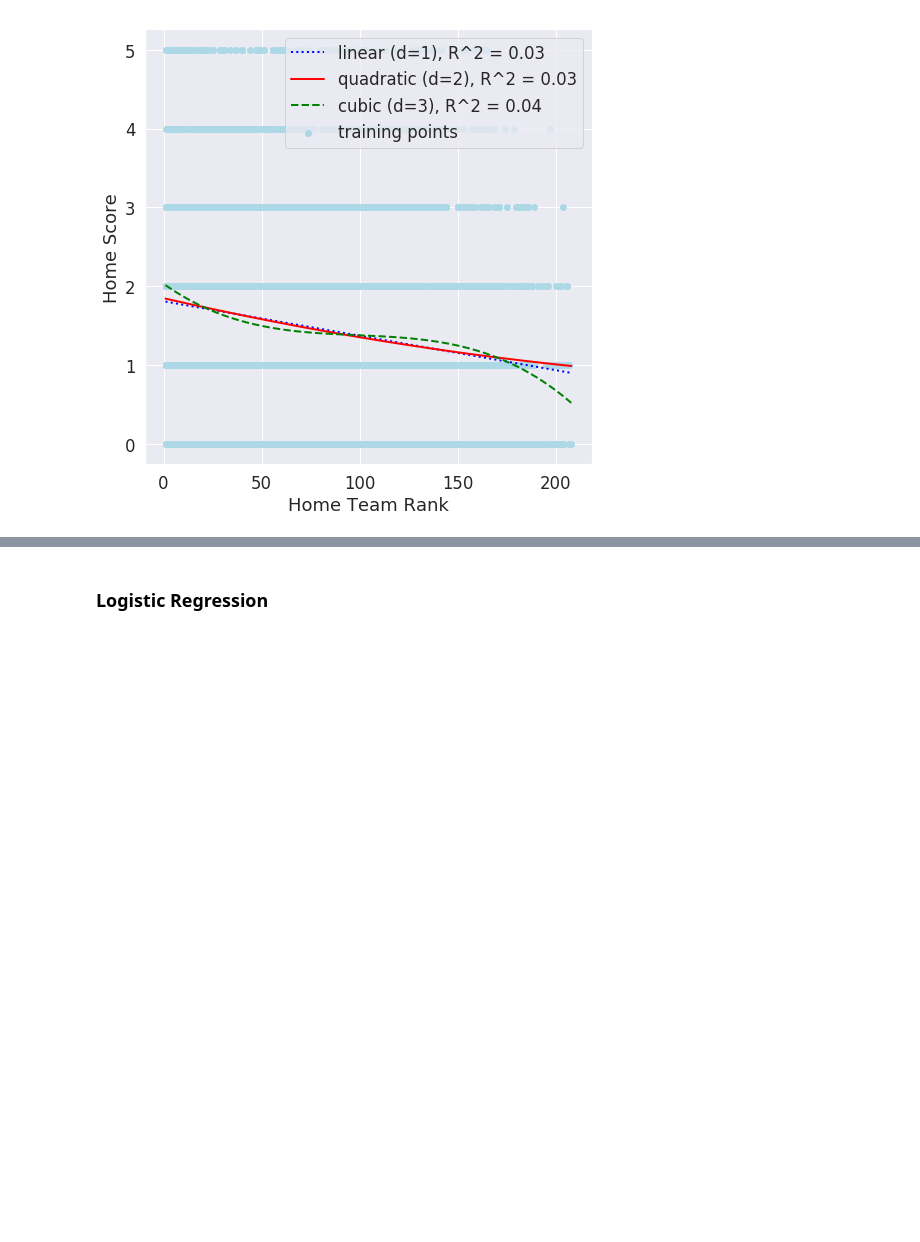
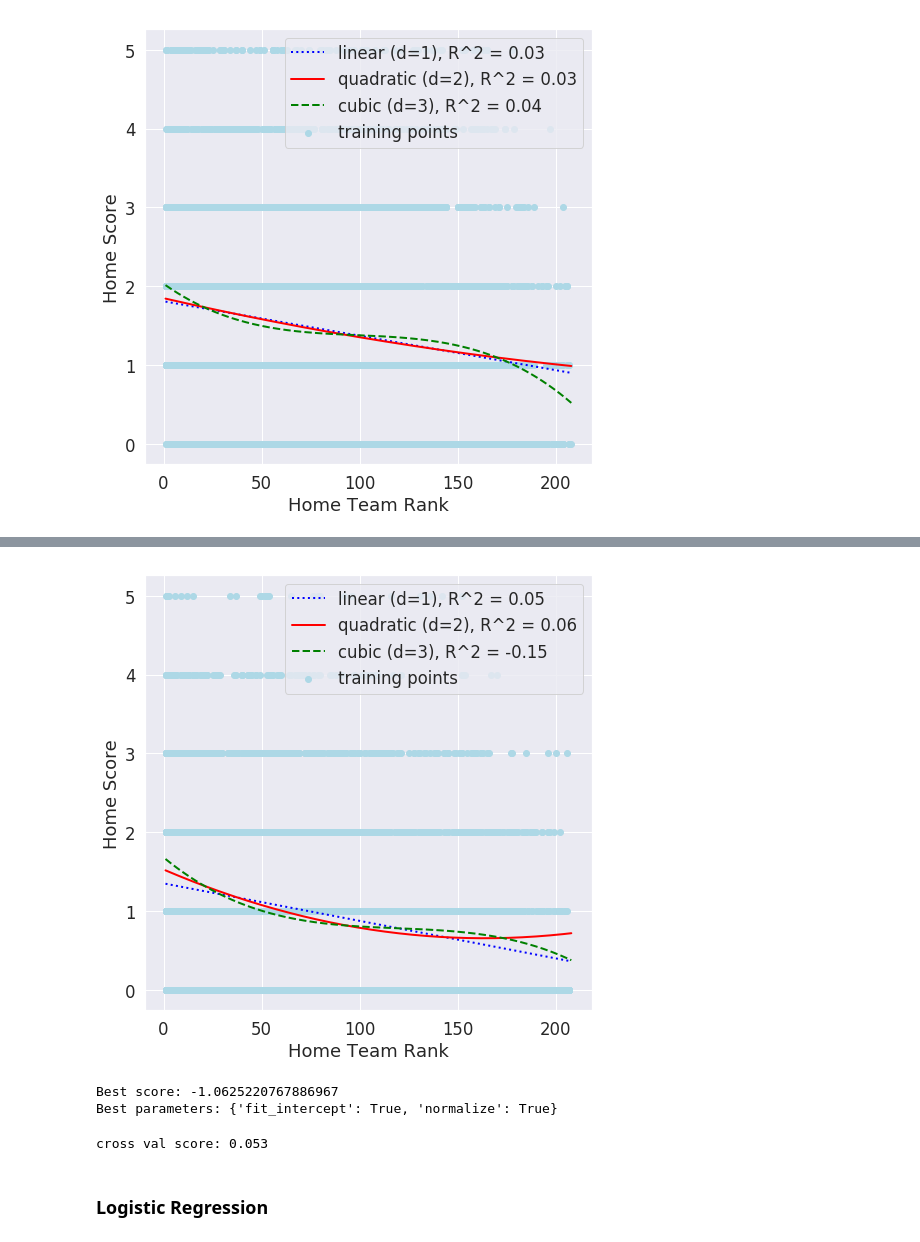
Before and after one commit to booorayan/Regression_fifa, a Jupyter notebook: Football_Match_Predictions.ipynb, the cells around one changed output, grey strips where cells are left out. Cells and saved outputs as stored; diff of their text form; code cells hidden in the pictures; blank space fills up the shorter version.

```diff
--- a/Football_Match_Predictions.ipynb
+++ b/Football_Match_Predictions.ipynb
@@ -987,3 +1151,55 @@ plt.show()
+# %%
+#  Plotting the results
+plt.figure(figsize=(8, 8))
+plt.scatter(ficha_train, lebos_train, label='training points', color='lightblue')
+plt.plot(
+    ficha_fit, y_lin_p,
+    label=f'linear (d=1), R^2 = {al_r2:.2f}',
+    color='blue', lw=2, linestyle=':'
+)
+plt.plot(
+    ficha_fit, ay_quad_fit,
+    label=f'quadratic (d=2), R^2 = {aquad_r2:.2f}',
+    color='red', lw=2, linestyle='-'
+)
+plt.plot(
+    ficha_fit, ay_cube_fit,
+    label=f'cubic (d=3), R^2 = {acub_r2:.2f}',
+    color='green', lw=2, linestyle='--'
+)
+
+plt.xlabel('Home Team Rank')
+plt.ylabel('Home Score')
+plt.legend(loc='upper right')
+plt.show()
+# %% [output]
+[figure, added]
+# %%
+normalize = [True, False]
+fit_intercept = [True, False]
+
+pars = dict(normalize=normalize, fit_intercept=fit_intercept)
+
+# instantiating a 10-fold cross validation
+folds = KFold(n_splits=10)
+
+grid = GridSearchCV(estimator=linr, param_grid= pars, cv= folds, scoring='neg_mean_squared_error')
+
+# fitting the gridsearch
+
+grid_rslts = grid.fit(ficha_train, lebos_train)
+
+print('Best score: {}' .format(grid.best_score_))
+print('Best parameters: {}' .format(grid.best_params_))
+# %% [output]
+Best score: -1.0625220767886967
+Best parameters: {'fit_intercept': True, 'normalize': True}
+# %%
+cross_score = cross_val_score(linr, ficha_train, lebos_train, cv=10, scoring='r2')
+
+print('cross val score: %.3f ' % (cross_score.mean()))
+# %% [output]
+cross val score: 0.053
 # %% [markdown]
 ### Logistic Regression
 # %%
```
Also changed, not shown: parts of 44 cells of this notebook.
